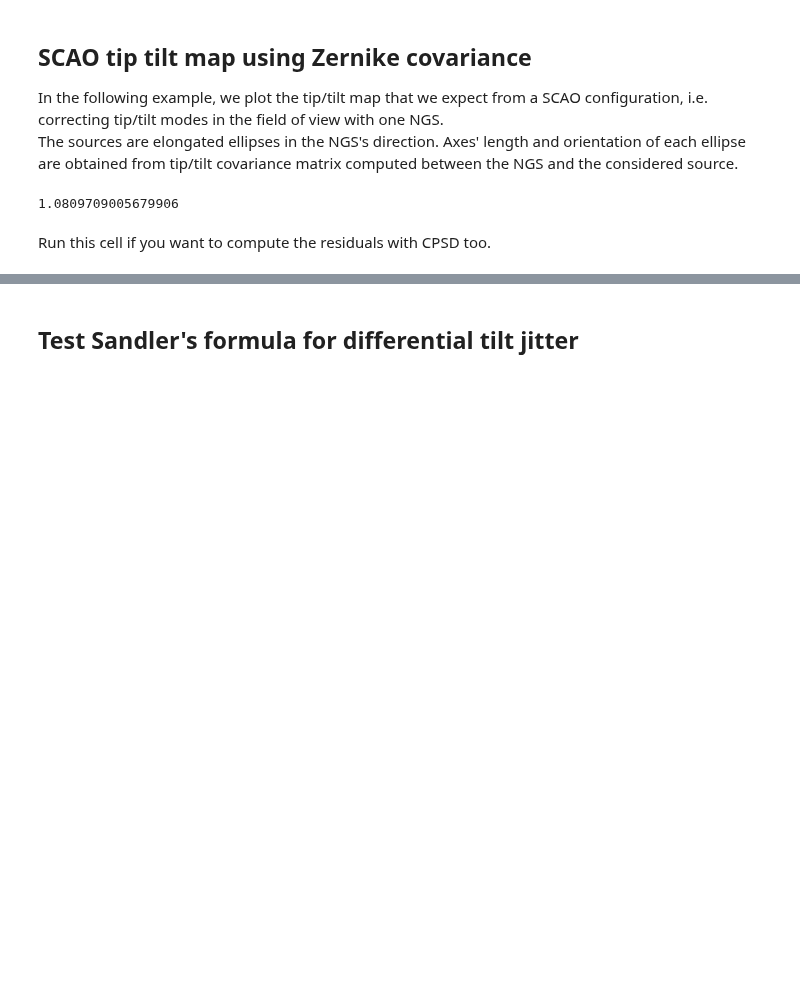
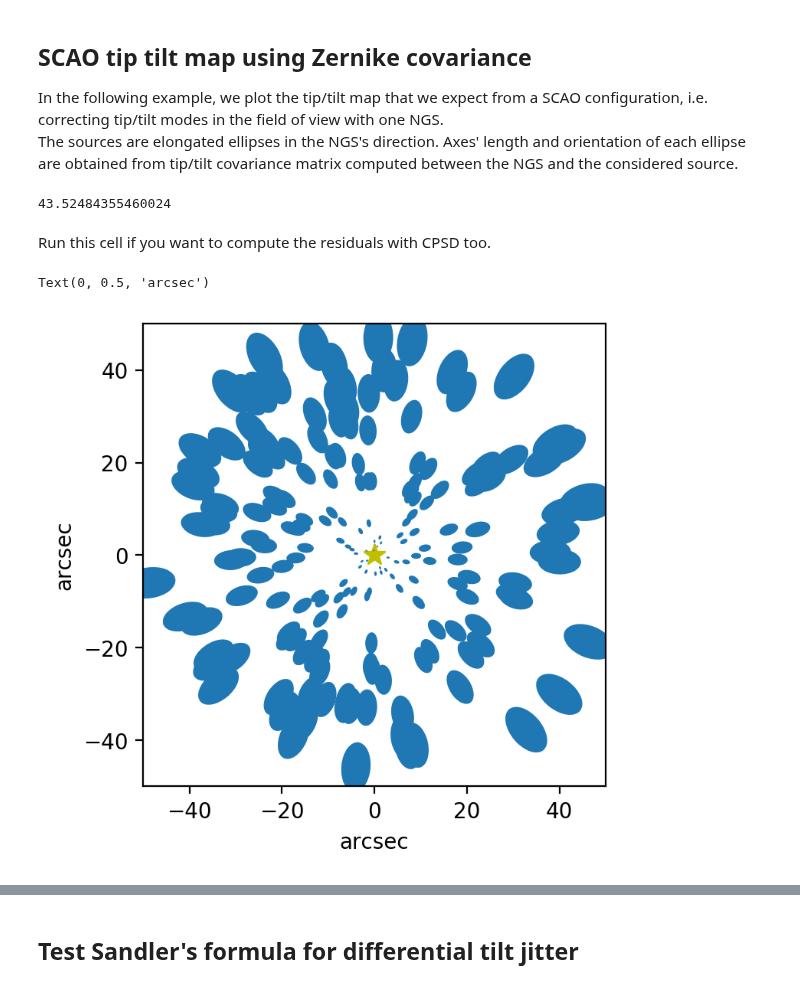
Before and after one commit to ArcetriAdaptiveOptics/arte, a Jupyter notebook: notebook/atmo/Tip_tilt_maps.ipynb, the cells around one changed output, grey strips where cells are left out. Cells and saved outputs as stored; diff of their text form; code cells hidden in the pictures; blank space fills up the shorter version.

Commit message:
notebook: added TT maps with CPSD and TF.

```diff
--- a/notebook/atmo/Tip_tilt_maps.ipynb
+++ b/notebook/atmo/Tip_tilt_maps.ipynb
@@ -74,8 +74,8 @@ cn2_profile = Cn2Profile.from_r0s([0.1], [np.inf], [10e3], [10], [-20])
 spatial_freqs = np.logspace(-3, 3, 100)
 
 #Definition of off-axis stars' positions.
-rhos = np.random.randint(-50, 50, size=(500))
-thetas = np.random.randint(360, size=(500))
+rhos = np.random.randint(-50, 50, size=(200))
+thetas = np.random.randint(360, size=(200))
 #thetas = np.zeros(500)
 positionsInPolar = np.stack((rhos, thetas), axis=-1)
 
@@ -92,7 +92,7 @@ res23 = getOffAxisErrorFromNGS(j_mode=2, k_mode=3, distances_from_NGS=positionsI
 
 print(res22[0])
 # %% [output]
-1.0809709005679906
+43.52484355460024
 # %% [markdown]
 Run this cell if you want to compute the residuals with CPSD too.
 # %%
@@ -134,3 +134,27 @@ Run this cell if you want to compute the residuals with CPSD too.
+# %%
+### Computation of covariance ellipses' parameters.
+positionsInXY = np.stack(getCartesianPositions(rhos, thetas), axis=-1)
+widths_withCPSD = []
+heights_withCPSD = []
+ths_withCPSD = []
+for i in range(len(res22_withCPSD)):
+    w, h, t = computeEllipseParameters(res22_withCPSD[i], res33_withCPSD[i], res23_withCPSD[i], nstd=1)
+    widths_withCPSD.append(w)
+    heights_withCPSD.append(h)
+    ths_withCPSD.append(t)
+
+#Plot of the tip tilt map (field in XY coordinates).
+import matplotlib.pyplot as plt
+ellipsePlot(distances_xy=positionsInXY, width=widths_withCPSD, height=heights_withCPSD, angle=ths_withCPSD,
+            x_max=50, x_min=-50, y_max=50, y_min=-50)
+
+xNGS, yNGS = getCartesianPositions(rhoNGS, thetaNGS)
+plt.scatter(xNGS, yNGS, marker='*', s=100, color='y')
+plt.xlabel('arcsec')
+plt.ylabel('arcsec')
+# %% [output]
+Text(0, 0.5, 'arcsec')
+[figure, added]
 # %%
 #Computation of covariance ellipses' parameters.
 positionsInXY = np.stack(getCartesianPositions(rhos, thetas), axis=-1)
```
Also changed, not shown: parts of 3 cells of this notebook.
